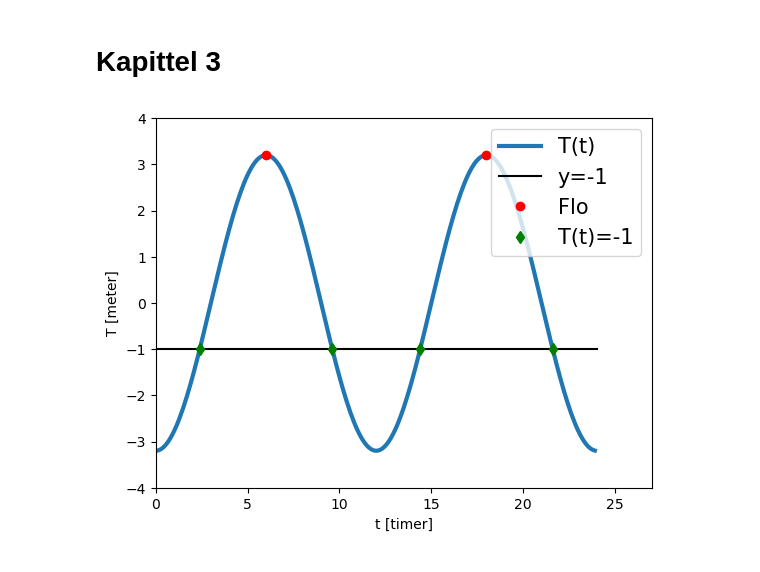
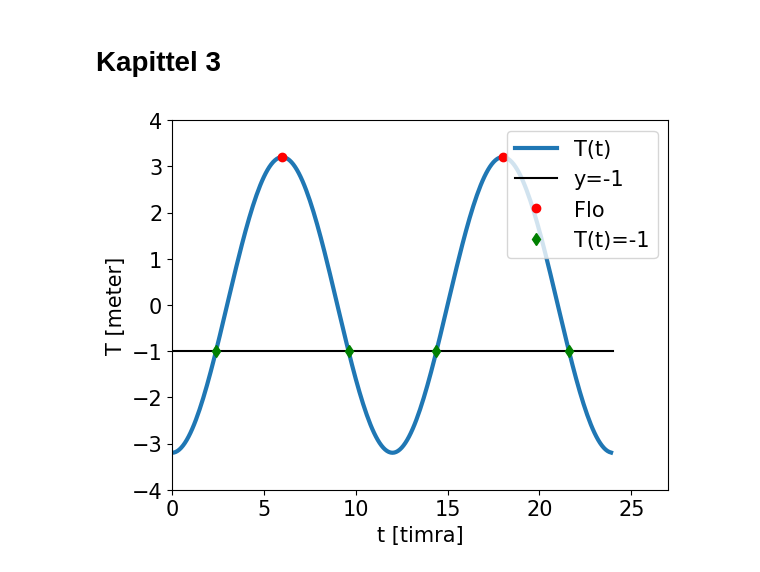
Before and after one commit to nummet/nummet, a Jupyter notebook: Kap3/Funksjonar_og_plotting_Python.ipynb, the cells around one changed output. Drawn from its saved outputs; the diff is of its cells as text; code cells hidden in the pictures.

```diff
--- a/Kap3/Funksjonar_og_plotting_Python.ipynb
+++ b/Kap3/Funksjonar_og_plotting_Python.ipynb
@@ -7,18 +7,18 @@ import matplotlib.pyplot as plt
 # %%
 # FloOgFjare.m
 
 x = np.arange(0, 24, 0.1)
 y = 3.2 * np.sin(np.pi/6*(x-3))
 
 plt.plot(x, y, linewidth=3, label="T(t)")
 plt.rcParams.update({'font.size': 15})
-plt.xlabel('t [timer]')
+plt.xlabel('t [timra]')
 plt.ylabel('T [meter]')
 plt.plot(np.array([0, 24]), np.array([-1, -1]), 'k-', label="y=-1")
 plt.plot(np.array([6, 18]), np.array([3.2, 3.2]), 'ro', linewidth=2, label="Flo")
 plt.plot(np.array([2.39, 9.61, 14.39, 21.61]), -np.ones([4, 1]), 'gd', linewidth=2, label="T(t)=-1")
 plt.axis([0, 27, -4, 4])
 plt.legend(loc="upper right")
 plt.show()
 # %% [output]
-[figure, old version]
+[figure, new version]
```
